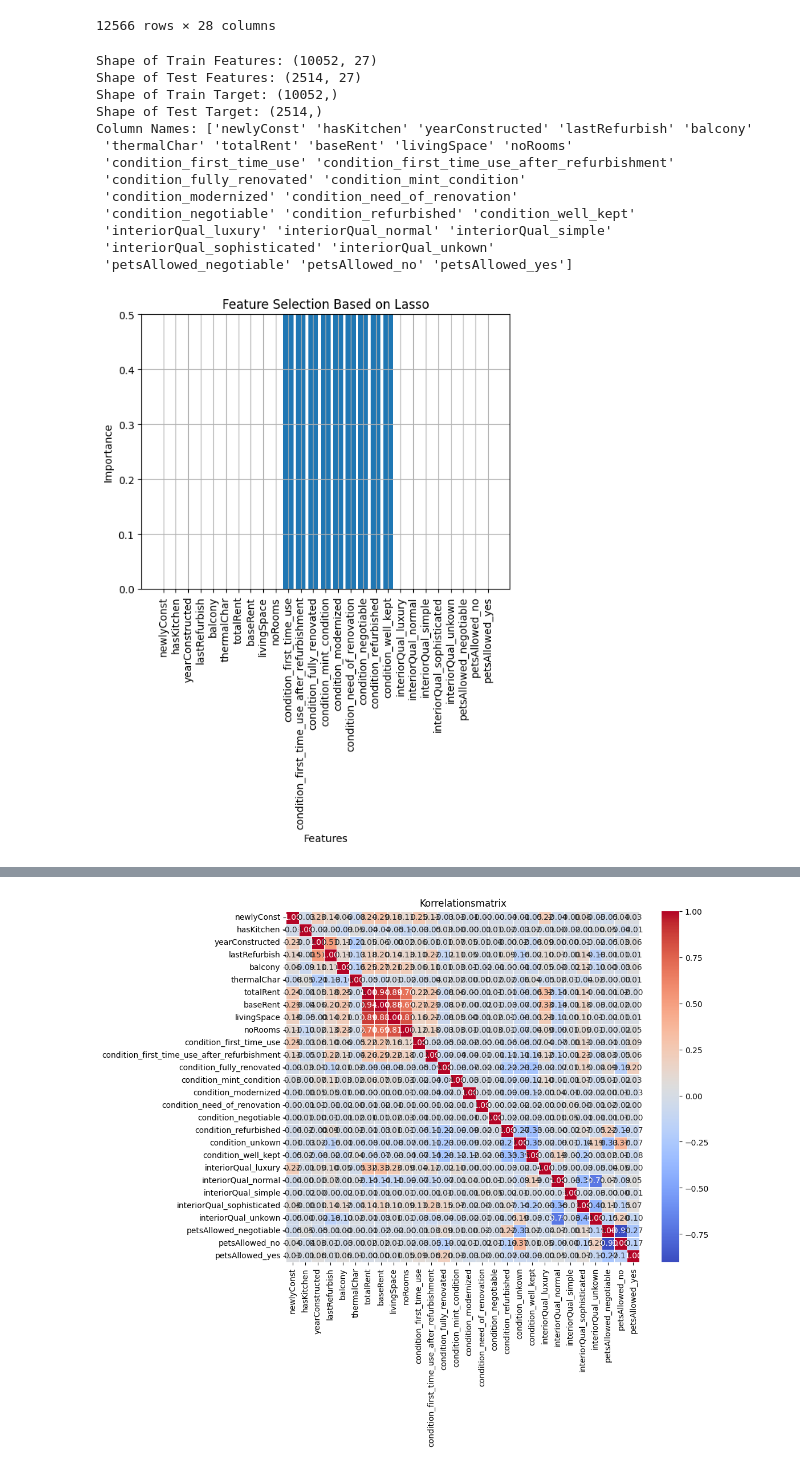
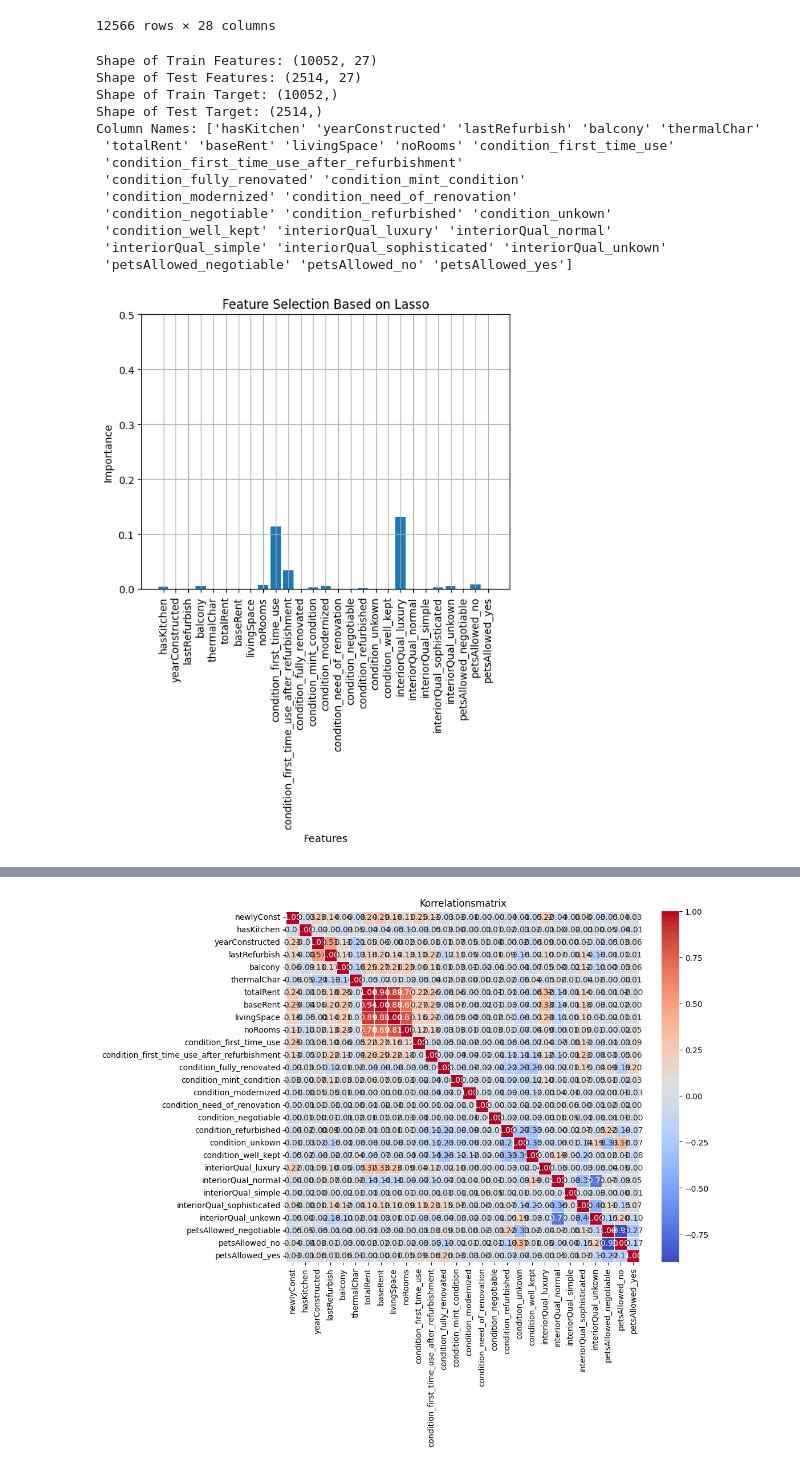
Before and after one commit to TobiasGleiter/data-science, a Jupyter notebook: main.ipynb, the cells around one changed output, grey strips where cells are left out. Saved outputs shown, nothing was run; the diff lists cells and outputs as text; code cells hidden in the pictures.

```diff
--- a/main.ipynb
+++ b/main.ipynb
@@ -743,10 +742,10 @@ from sklearn.linear_model import Lasso
 from sklearn.model_selection import train_test_split
 from sklearn.model_selection import GridSearchCV, KFold
 
-target="condition_unkown"
+target="newlyConst"
 
-X = chemnitz_in.drop(target, axis=1)
-y = chemnitz_in[target]
+X = chemnitz_in_features.drop(target, axis=1)
+y = chemnitz_in_features[target]
 
 X_train, X_test, y_train, y_test = train_test_split(X, y, test_size=0.20, random_state=42)
 
@@ -765,40 +764,40 @@ params = {"alpha":np.arange(0.00001, 10, 500)}
 # Number of Folds and adding the random state for replication
 kf=KFold(n_splits=5,shuffle=True, random_state=42)
 
 names=chemnitz_in.drop(target, axis=1).columns
 print("Column Names: {}".format(names.values))
 
 # calling the model with the best parameter
 lasso1 = Lasso(alpha=0.00001)
 lasso1.fit(X_train, y_train)
 
 # Using np.abs() to make coefficients positive.
 lasso1_coef = np.abs(lasso1.coef_)
 
 # plotting the Column Names and Importance of Columns.
 plt.bar(names, lasso1_coef)
 plt.xticks(rotation=90)
 plt.grid()
 plt.title("Feature Selection Based on Lasso")
 plt.xlabel("Features")
 plt.ylabel("Importance")
 plt.ylim(0, 0.5)
 plt.show()
 # %% [output]
 Shape of Train Features: (10052, 27)
 Shape of Test Features: (2514, 27)
 Shape of Train Target: (10052,)
 Shape of Test Target: (2514,)
-Column Names: ['newlyConst' 'hasKitchen' 'yearConstructed' 'lastRefurbish' 'balcony'
- 'thermalChar' 'totalRent' 'baseRent' 'livingSpace' 'noRooms'
- 'condition_first_time_use' 'condition_first_time_use_after_refurbishment'
+Column Names: ['hasKitchen' 'yearConstructed' 'lastRefurbish' 'balcony' 'thermalChar'
+ 'totalRent' 'baseRent' 'livingSpace' 'noRooms' 'condition_first_time_use'
+ 'condition_first_time_use_after_refurbishment'
  'condition_fully_renovated' 'condition_mint_condition'
  'condition_modernized' 'condition_need_of_renovation'
- 'condition_negotiable' 'condition_refurbished' 'condition_well_kept'
- 'interiorQual_luxury' 'interiorQual_normal' 'interiorQual_simple'
- 'interiorQual_sophisticated' 'interiorQual_unkown'
+ 'condition_negotiable' 'condition_refurbished' 'condition_unkown'
+ 'condition_well_kept' 'interiorQual_luxury' 'interiorQual_normal'
+ 'interiorQual_simple' 'interiorQual_sophisticated' 'interiorQual_unkown'
  'petsAllowed_negotiable' 'petsAllowed_no' 'petsAllowed_yes']
-[figure, old version]
+[figure, new version]
 # %%
 # Subsetting the features which has more than 0.001 importance.
 feature_subset=np.array(names)[lasso1_coef>0.1]
```
Also changed, not shown: parts of 35 cells of this notebook, 1 other file.
